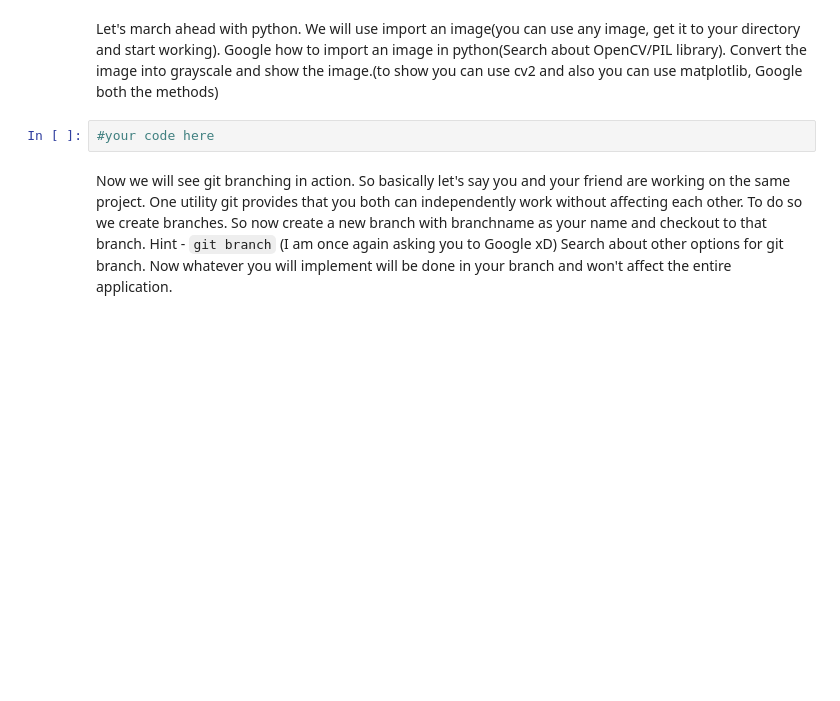
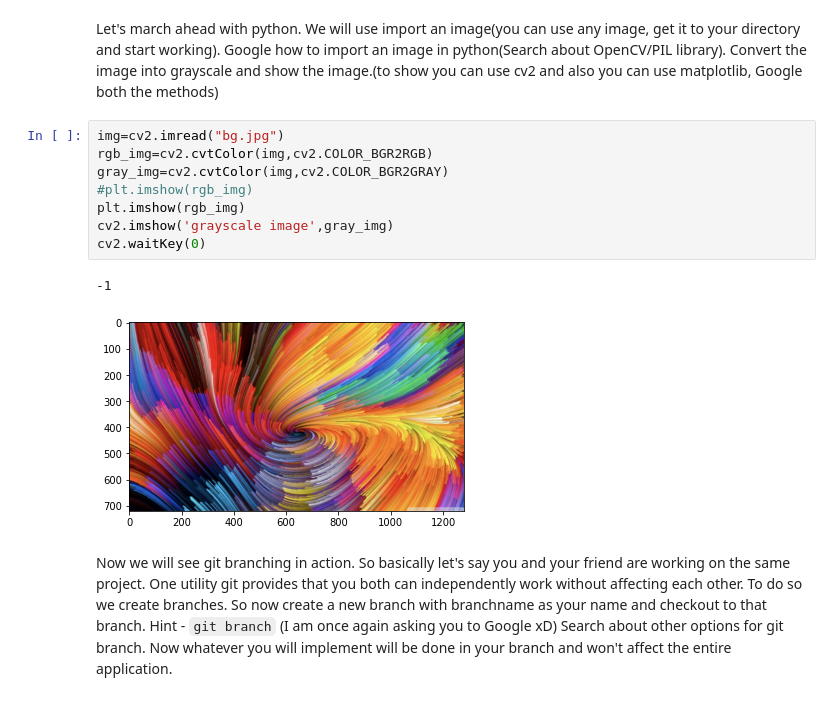
Before and after one commit to aka2910/hello-git, a Jupyter notebook: Assignment1-_Github_and_Python.ipynb, the cells around one changed output. Cells and saved outputs as stored; diff of their text form; blank space fills up the shorter version.

````diff
--- a/Assignment1-_Github_and_Python.ipynb
+++ b/Assignment1-_Github_and_Python.ipynb
@@ -68,7 +68,16 @@ Now you want to use your roll number instead of your name in the very first task
 # %% [markdown]
 Let's march ahead with python. We will use import an image(you can use any image, get it to your directory and start working). Google how to import an image in python(Search about OpenCV/PIL library). Convert the image into grayscale and show the image.(to show you can use cv2 and also you can use matplotlib, Google both the methods)
 # %%
-#your code here
+img=cv2.imread("bg.jpg")
+rgb_img=cv2.cvtColor(img,cv2.COLOR_BGR2RGB)
+gray_img=cv2.cvtColor(img,cv2.COLOR_BGR2GRAY)
+#plt.imshow(rgb_img)
+plt.imshow(rgb_img)
+cv2.imshow('grayscale image',gray_img)
+cv2.waitKey(0)
+# %% [output]
+-1
+[figure, added]
 # %% [markdown]
 Now we will see git branching in action. So basically let's say you and your friend are working on the same project. One utility git provides that you both can independently work without affecting each other. To do so we create branches. So now create a new branch with branchname as your name and checkout to that branch. Hint - ```git branch``` (I am once again asking you to Google xD) Search about other options for git branch. Now whatever you will implement will be done in your branch and won't affect the entire application.
 # %% [markdown]
````
Also changed, not shown: parts of 5 cells of this notebook.
